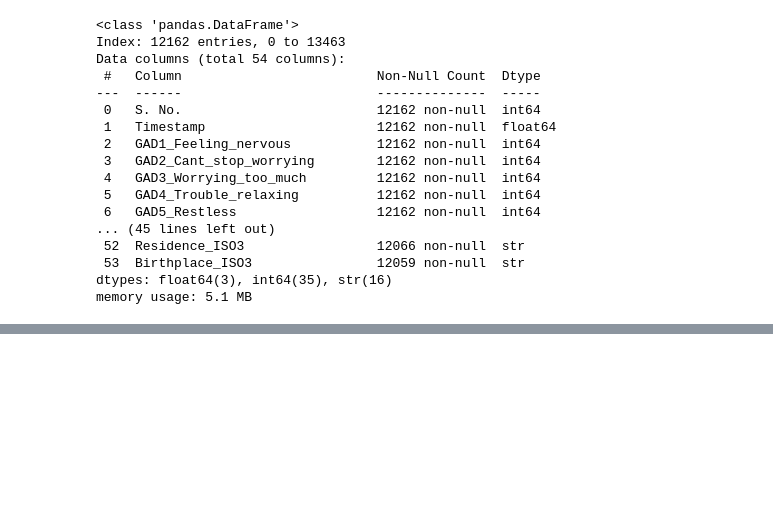
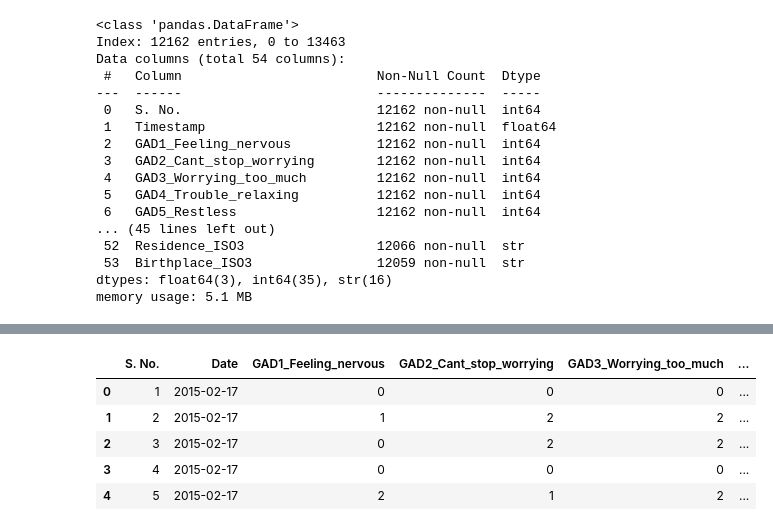
Before and after one commit to amallred/gaming-mental-health-analysis, a Jupyter notebook: data_cleaning.ipynb, the cells around one changed output, grey strips where cells are left out. Saved outputs shown, nothing was run; the diff lists cells and outputs as text; code cells hidden in the pictures; blank space fills up the shorter version.

```diff
--- a/data_cleaning.ipynb
+++ b/data_cleaning.ipynb
@@ -350,0 +398,11 @@ memory usage: 5.1 MB
+# %%
+# Remove original timestamp column
+clean_df = clean_df.drop(columns='Timestamp')
+clean_df.head()
+# %% [output]
+|  | S. No. | Date | GAD1_Feeling_nervous | GAD2_Cant_stop_worrying | GAD3_Worrying_too_much | ... |
+| 0 | 1 | 2015-02-17 | 0 | 0 | 0 | ... |
+| 1 | 2 | 2015-02-17 | 1 | 2 | 2 | ... |
+| 2 | 3 | 2015-02-17 | 0 | 2 | 2 | ... |
+| 3 | 4 | 2015-02-17 | 0 | 0 | 0 | ... |
+| 4 | 5 | 2015-02-17 | 2 | 1 | 2 | ... |
```
Also changed, not shown: parts of 7 cells of this notebook, 2 other files.
